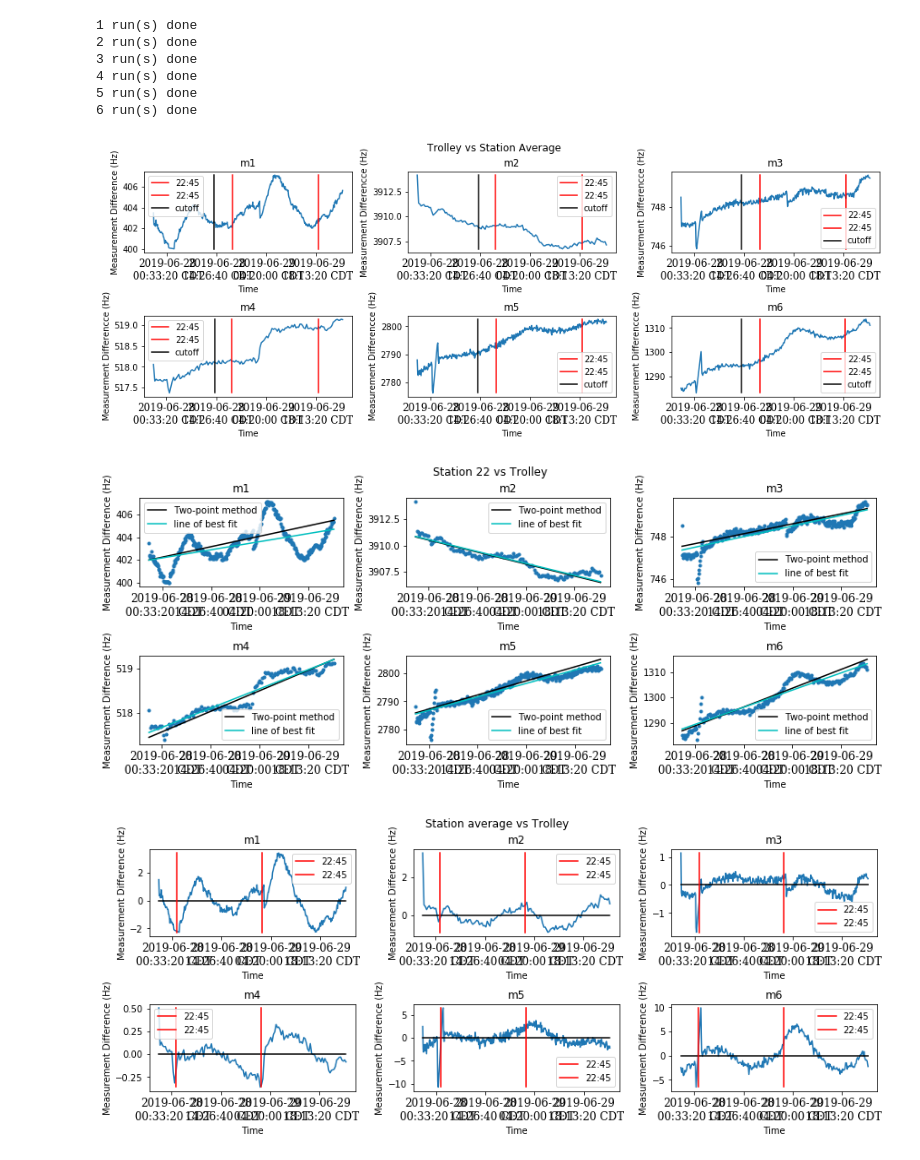
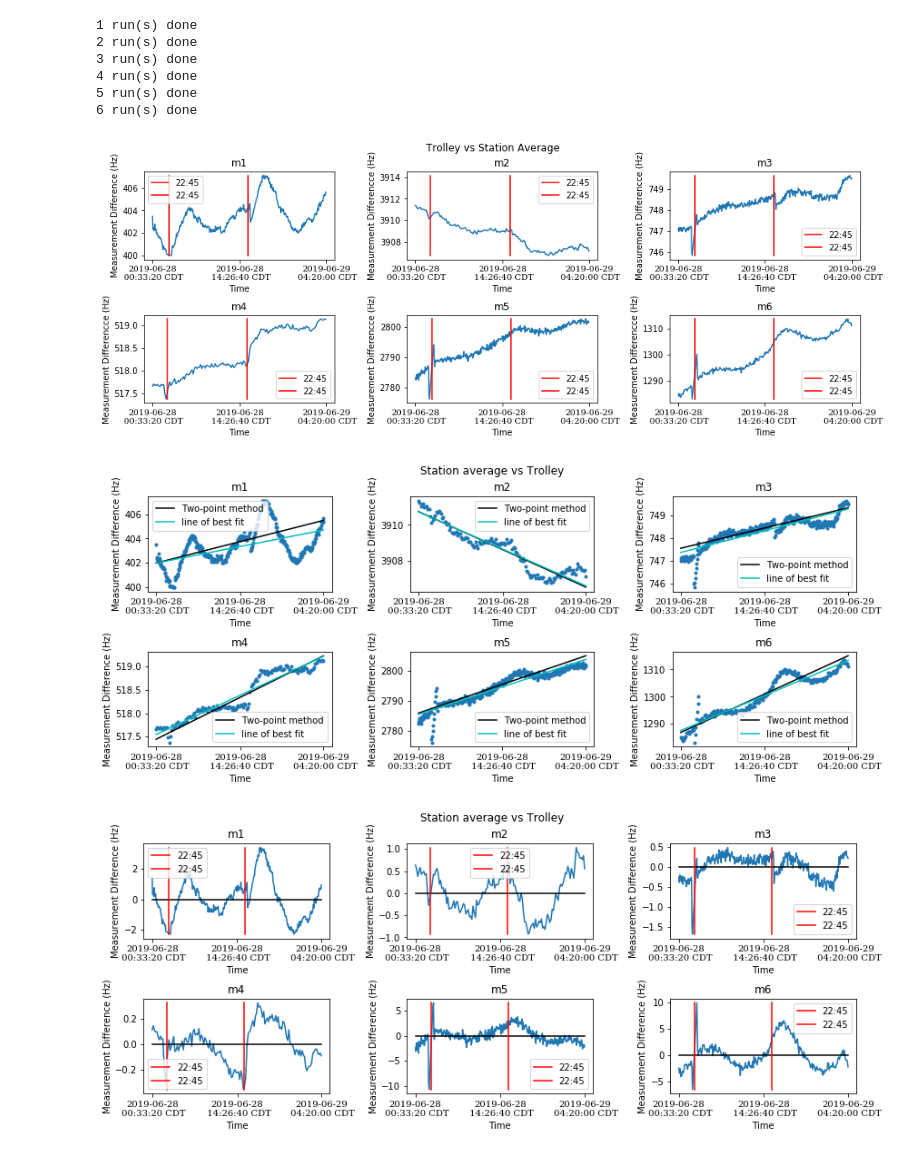
Before and after one commit to aetb/trfp, a Jupyter notebook: Superlong_st21&23avg_vs_trolley_Jonathan.ipynb, the cells around one changed output. Drawn from its saved outputs; the diff is of its cells as text; code cells hidden in the pictures.

```diff
--- a/Superlong_st21&23avg_vs_trolley_Jonathan.ipynb
+++ b/Superlong_st21&23avg_vs_trolley_Jonathan.ipynb
@@ -235,7 +350,8 @@ avgtb5 = tb5[np.where(adb5==adb5.min())][0]
 avgtb6 = tb6[np.where(adb6==adb6.min())][0]
 # %%
 run_start = sl_moment_df.index.values[0] #I forgot to keep the times on arrays, was still getting used to CST time
-sl_moment_df = sl_moment_df.drop(np.arange(run_start, run_start + 61200)) #deleting the drift part
+time_deleted = 61200
+sl_moment_df = sl_moment_df.drop(np.arange(run_start, run_start + time_deleted)) #deleting the drift part
 # %%
 T = sl_moment_df.index.to_numpy()
 st21m1_list = sl_moment_df["st21,m1"].to_numpy()
@@ -462,12 +578,12 @@ print("6 run(s) done")
 6 run(s) done
 # %%
 #The time was set to start at 0 in the allan deviation plots, we must add back the starting time
-Tts1 = Tts1_safe + run_start
-Tts2 = Tts2_safe + run_start
-Tts3 = Tts3_safe + run_start
-Tts4 = Tts4_safe + run_start
-Tts5 = Tts5_safe + run_start
-Tts6 = Tts6_safe + run_start
+Tts1 = Tts1_safe + run_start + time_deleted
+Tts2 = Tts2_safe + run_start + time_deleted
+Tts3 = Tts3_safe + run_start + time_deleted
+Tts4 = Tts4_safe + run_start + time_deleted
+Tts5 = Tts5_safe + run_start + time_deleted
+Tts6 = Tts6_safe + run_start + time_deleted
 # %%
 #plotting data
 day = np.array([86400, 86400])
@@ -484,6 +600,16 @@ hts5 = max(Dts5)
 lts6 = min(Dts6)
 hts6 = max(Dts6)
 
+Tts2 = np.delete(Tts2, 0)
+Dts2 = np.delete(Dts2, 0)
+Tts3 = np.delete(Tts3, 0)
+Dts3 = np.delete(Dts3, 0)
+Tts4 = np.delete(Tts4, 0)
+Dts4 = np.delete(Dts4, 0)
+Tts5 = np.delete(Tts5, 0)
+Dts5 = np.delete(Dts5, 0)
+
+
 fig, axs = plt.subplots(2, 3, constrained_layout=True)
 fig.set_figheight(5)
 fig.set_figwidth(13)
@@ -491,60 +617,66 @@ fig.set_figwidth(13)
 axs[0,0].plot(Tts1, Dts1)
 #axs[0,0].plot(Tts1, Dts1, '.')
 axs[0,0].plot(day - 6400 + run_start, [lts1,hts1], 'r', 2*day - 6400 + run_start, [lts1,hts1], 'r', label = "22:45")
-axs[0,0].plot([Tts1[0] + 61200, Tts1[0] + 61200], [lts1,hts1], 'k', label = "cutoff")
+#axs[0,0].plot([Tts1[0] + 61200, Tts1[0] + 61200], [lts1,hts1], 'k', label = "cutoff")
 axs[0,0].legend()
 plt_unix_time_to_CST(axs[0,0])
 axs[0,0].set_xlabel("Time")
+axs[0,0].set_xticks([Tts1[0], Tts1[len(Tts1)/2], Tts1[-1]])
 axs[0,0].set_ylabel("Measurement Difference (Hz)")
 axs[0,0].set_title('m1')
 
 axs[0,1].plot(Tts2, Dts2)
 #axs[0,1].plot(Tts2, Dts2, '.')
 axs[0,1].plot(day - 6400 + run_start, [lts2,hts2], 'r', 2*day - 6400 + run_start, [lts2,hts2], 'r', label = "22:45")
-axs[0,1].plot([Tts2[0] + 61200, Tts2[0] + 61200], [lts2,hts2], 'k', label = "cutoff")
+#axs[0,1].plot([Tts2[0] + 61200, Tts2[0] + 61200], [lts2,hts2], 'k', label = "cutoff")
 axs[0,1].legend()
 plt_unix_time_to_CST(axs[0,1])
 axs[0,1].set_xlabel("Time")
+axs[0,1].set_xticks([Tts2[0], Tts2[len(Tts2)/2], Tts2[-1]])
 axs[0,1].set_ylabel("Measurement Differencce (Hz)")
 axs[0,1].set_title('m2')
 
 axs[0,2].plot(Tts3, Dts3)
 #axs[0,2].plot(Tts3, Dts3, '.')
 axs[0,2].plot(day - 6400 + run_start, [lts3,hts3], 'r', 2*day - 6400 + run_start, [lts3,hts3], 'r', label = "22:45")
-axs[0,2].plot([Tts3[0] + 61200, Tts3[0] + 61200], [lts3,hts3], 'k', label = "cutoff")
+#axs[0,2].plot([Tts3[0] + 61200, Tts3[0] + 61200], [lts3,hts3], 'k', label = "cutoff")
 axs[0,2].legend()
 plt_unix_time_to_CST(axs[0,2])
 axs[0,2].set_xlabel("Time")
+axs[0,2].set_xticks([Tts3[0], Tts3[len(Tts3)/2], Tts3[-1]])
 axs[0,2].set_ylabel("Measurement Differencce (Hz)")
 axs[0,2].set_title('m3')
 
 axs[1,0].plot(Tts4, Dts4)
 #axs[1,0].plot(Tts4, Dts4, '.')
 axs[1,0].plot(day - 6400 + run_start, [lts4,hts4], 'r', 2*day - 6400 + run_start, [lts4,hts4], 'r', label = "22:45")
-axs[1,0].plot([Tts4[0] + 61200, Tts4[0] + 61200], [lts4,hts4], 'k', label = "cutoff")
+#axs[1,0].plot([Tts4[0] + 61200, Tts4[0] + 61200], [lts4,hts4], 'k', label = "cutoff")
 axs[1,0].legend()
 plt_unix_time_to_CST(axs[1,0])
 axs[1,0].set_xlabel("Time")
+axs[1,0].set_xticks([Tts4[0], Tts4[len(Tts4)/2], Tts4[-1]])
 axs[1,0].set_ylabel("Measurement Differencce (Hz)")
 axs[1,0].set_title('m4')
 
 axs[1,1].plot(Tts5, Dts5)
 #axs[1,1].plot(Tts5, Dts5, '.')
 axs[1,1].plot(day - 6400 + run_start, [lts5,hts5], 'r', 2*day - 6400 + run_start, [lts5,hts5], 'r', label = "22:45")
-axs[1,1].plot([Tts5[0] + 61200, Tts5[0] + 61200], [lts5,hts5], 'k', label = "cutoff")
+#axs[1,1].plot([Tts5[0] + 61200, Tts5[0] + 61200], [lts5,hts5], 'k', label = "cutoff")
 axs[1,1].legend()
 plt_unix_time_to_CST(axs[1,1])
 axs[1,1].set_xlabel("Time")
+axs[1,1].set_xticks([Tts5[0], Tts5[len(Tts5)/2], Tts5[-1]])
 axs[1,1].set_ylabel("Measurement Differencce (Hz)")
 axs[1,1].set_title('m5')
 
 axs[1,2].plot(Tts6, Dts6)
 #axs[1,2].plot(Tts6, Dts6, '.')
 axs[1,2].plot(day - 6400 + run_start, [lts6,hts6], 'r', 2*day - 6400 + run_start, [lts6,hts6], 'r', label = "22:45")
-axs[1,2].plot([Tts6[0] + 61200, Tts6[0] + 61200], [lts6,hts6], 'k', label = "cutoff")
+#axs[1,2].plot([Tts6[0] + 61200, Tts6[0] + 61200], [lts6,hts6], 'k', label = "cutoff")
 axs[1,2].legend()
 plt_unix_time_to_CST(axs[1,2])
 axs[1,2].set_xlabel("Time")
+axs[1,2].set_xticks([Tts6[0], Tts6[len(Tts6)/2], Tts6[-1]])
 axs[1,2].set_ylabel("Measurement Differencce (Hz)")
 axs[1,2].set_title('m6')
 fig.suptitle("Trolley vs Station Average")
@@ -598,7 +730,7 @@ plt.show()
 #plt.ylabel("difference in measurements")
 #plt.show()
 # %% [output]
-[figure, old version]
+[figure, new version]
 # %%
 start1 = Tts1[0]
 start2 = Tts2[0]
@@ -647,6 +791,7 @@ axs[0,0].plot(Tts1, line(Tts1, z1[0], z1[1]), "c", label = "line of best fit")
 axs[0,0].legend()
 plt_unix_time_to_CST(axs[0,0])
 axs[0,0].set_xlabel("Time")
+axs[0,0].set_xticks([Tts1[0], Tts1[len(Tts1)/2], Tts1[-1]])
 axs[0,0].set_ylabel("Measurement Difference (Hz)")
 axs[0,0].set_title('m1')#
 
@@ -658,6 +803,7 @@ axs[0,1].plot(Tts2, line(Tts2, z2[0], z2[1]), "c", label = "line of best fit")
 axs[0,1].legend()
 plt_unix_time_to_CST(axs[0,1])
 axs[0,1].set_xlabel("Time")
+axs[0,1].set_xticks([Tts2[0], Tts2[len(Tts2)/2], Tts2[-1]])
 axs[0,1].set_ylabel("Measurement Difference (Hz)")
 axs[0,1].set_title('m2')
 
@@ -669,6 +815,7 @@ axs[0,2].plot(Tts3, line(Tts3, z3[0], z3[1]), "c", label = "line of best fit")
 axs[0,2].legend()
 plt_unix_time_to_CST(axs[0,2])
 axs[0,2].set_xlabel("Time")
+axs[0,2].set_xticks([Tts3[0], Tts3[len(Tts3)/2], Tts3[-1]])
 axs[0,2].set_ylabel("Measurement Difference (Hz)")
 axs[0,2].set_title('m3')
 
@@ -680,6 +827,7 @@ axs[1,0].plot(Tts4, line(Tts4, z4[0], z4[1]), "c", label = "line of best fit")
 axs[1,0].legend()
 plt_unix_time_to_CST(axs[1,0])
 axs[1,0].set_xlabel("Time")
+axs[1,0].set_xticks([Tts4[0], Tts4[len(Tts4)/2], Tts4[-1]])
 axs[1,0].set_ylabel("Measurement Difference (Hz)")
 axs[1,0].set_title('m4')
 
@@ -691,6 +839,7 @@ axs[1,1].plot(Tts5, line(Tts5, z5[0], z5[1]), "c", label = "line of best fit")
 axs[1,1].legend()
 plt_unix_time_to_CST(axs[1,1])
 axs[1,1].set_xlabel("Time")
+axs[1,1].set_xticks([Tts5[0], Tts5[len(Tts5)/2], Tts5[-1]])
 axs[1,1].set_ylabel("Measurement Difference (Hz)")
 axs[1,1].set_title('m5')
 
@@ -702,12 +851,13 @@ axs[1,2].plot(Tts6, line(Tts6, z6[0], z6[1]), "c", label = "line of best fit")
 axs[1,2].legend()
 plt_unix_time_to_CST(axs[1,2])
 axs[1,2].set_xlabel("Time")
+axs[1,2].set_xticks([Tts6[0], Tts6[len(Tts6)/2], Tts6[-1]])
 axs[1,2].set_ylabel("Measurement Difference (Hz)")
 axs[1,2].set_title('m6')
 fig.suptitle("Station average vs Trolley")
 plt.show()
 # %% [output]
-[figure, old version]
+[figure, new version]
 # %%
 l1 = np.min(Dts1 - line(Tts1, z1[0], z1[1]))            #Trolley vs st 22 line of best fit subtracted.
 h1 = np.max(Dts1 - line(Tts1, z1[0], z1[1]))
@@ -729,63 +879,69 @@ fig.set_figwidth(12)
 axs[0,0].plot(Tts1, Dts1 - line(Tts1, z1[0], z1[1]))
 axs[0,0].plot([Tts1.min(), Tts1.max()], [0,0], 'k')
 #axs[0,0].plot(T1 , D1, '.')
-axs[0,0].plot(day-6400-time_deleted + run_start, [l1,h1], 'r', 2*day-6400-time_deleted + run_start, [l1,h1], 'r', label = "22:45")
+axs[0,0].plot(day-6400 + run_start, [l1,h1], 'r', 2*day-6400 + run_start, [l1,h1], 'r', label = "22:45")
 axs[0,0].legend()
 plt_unix_time_to_CST(axs[0,0])
 axs[0,0].set_xlabel("Time")
+axs[0,0].set_xticks([Tts1[0], Tts1[len(Tts1)/2], Tts1[-1]])
 axs[0,0].set_ylabel("Measurement Difference (Hz)")
 axs[0,0].set_title('m1')
 
 axs[0,1].plot(Tts2, Dts2 - line(Tts2, z2[0], z2[1]))
 axs[0,1].plot([Tts2.min(), Tts2.max()], [0,0], 'k')
 #axs[0,1].plot(T2 , D2, '.')
-axs[0,1].plot(day-6400-time_deleted + run_start, [l2,h2], 'r', 2*day-6400-time_deleted + run_start, [l2,h2], 'r', label = "22:45")
+axs[0,1].plot(day-6400 + run_start, [l2,h2], 'r', 2*day-6400 + run_start, [l2,h2], 'r', label = "22:45")
 axs[0,1].legend()
 plt_unix_time_to_CST(axs[0,1])
 axs[0,1].set_xlabel("Time")
+axs[0,1].set_xticks([Tts2[0], Tts2[len(Tts2)/2], Tts2[-1]])
 axs[0,1].set_ylabel("Measurement Difference (Hz)")
 axs[0,1].set_title('m2')
 
 axs[0,2].plot(Tts3, Dts3 - line(Tts3, z3[0], z3[1]))
 axs[0,2].plot([Tts3.min(), Tts3.max()], [0,0], 'k')
 #axs[0,2].plot(T3 , D3, '.')
-axs[0,2].plot(day-6400-time_deleted + run_start, [l3,h3], 'r', 2*day-6400-time_deleted + run_start, [l3,h3], 'r', label = "22:45")
+axs[0,2].plot(day-6400 + run_start, [l3,h3], 'r', 2*day-6400 + run_start, [l3,h3], 'r', label = "22:45")
 axs[0,2].legend()
 plt_unix_time_to_CST(axs[0,2])
 axs[0,2].set_xlabel("Time")
+axs[0,2].set_xticks([Tts3[0], Tts3[len(Tts3)/2], Tts3[-1]])
 axs[0,2].set_ylabel("Measurement Difference (Hz)")
 axs[0,2].set_title('m3')
 
 axs[1,0].plot(Tts4, Dts4 - line(Tts4, z4[0], z4[1]))
 axs[1,0].plot([Tts4.min(), Tts4.max()], [0,0], 'k')
 #axs[1,0].plot(T4 , D4, '.')
-axs[1,0].plot(day-6400-time_deleted + run_start, [l4,h4], 'r', 2*day-6400-time_deleted + run_start, [l4,h4], 'r', label = "22:45")
+axs[1,0].plot(day-6400 + run_start, [l4,h4], 'r', 2*day-6400 + run_start, [l4,h4], 'r', label = "22:45")
 axs[1,0].legend()
 plt_unix_time_to_CST(axs[1,0])
 axs[1,0].set_xlabel("Time")
+axs[1,0].set_xticks([Tts4[0], Tts4[len(Tts4)/2], Tts4[-1]])
 axs[1,0].set_ylabel("Measurement Difference (Hz)")
 axs[1,0].set_title('m4')
 
 axs[1,1].plot(Tts5, Dts5 - line(Tts5, z5[0], z5[1]))
 axs[1,1].plot([Tts5.min(), Tts5.max()], [0,0], 'k')
 #axs[1,1].plot(T5 , D5, '.')
-axs[1,1].plot(day-6400-time_deleted + run_start, [l5,h5], 'r', 2*day-6400-time_deleted + run_start, [l5,h5], 'r', label = "22:45")
+axs[1,1].plot(day-6400 + run_start, [l5,h5], 'r', 2*day-6400 + run_start, [l5,h5], 'r', label = "22:45")
 axs[1,1].legend()
 plt_unix_time_to_CST(axs[1,1])
 axs[1,1].set_xlabel("Time")
+axs[1,1].set_xticks([Tts5[0], Tts5[len(Tts5)/2], Tts5[-1]])
 axs[1,1].set_ylabel("Measurement Difference (Hz)")
 axs[1,1].set_title('m5')
 
 axs[1,2].plot(Tts6, Dts6 - line(Tts6, z6[0], z6[1]))
 axs[1,2].plot([Tts6.min(), Tts6.max()], [0,0], 'k')
 #axs[1,2].plot(T6 , D6, '.')
-axs[1,2].plot(day-6400-time_deleted + run_start, [l6,h6], 'r', 2*day-6400-time_deleted + run_start, [l6,h6], 'r', label = "22:45")
+axs[1,2].plot(day-6400 + run_start, [l6,h6], 'r', 2*day-6400 + run_start, [l6,h6], 'r', label = "22:45")
 axs[1,2].legend()
 plt_unix_time_to_CST(axs[1,2])
 axs[1,2].set_xlabel("Time")
+axs[1,2].set_xticks([Tts6[0], Tts6[len(Tts6)/2], Tts6[-1]])
 axs[1,2].set_ylabel("Measurement Difference (Hz)")
 axs[1,2].set_title('m6')
 fig.suptitle("Station average vs Trolley")
 plt.show()
 # %% [output]
-[figure, old version]
+[figure, new version]
```
Also changed, not shown: parts of 13 cells of this notebook, 3 other files.
